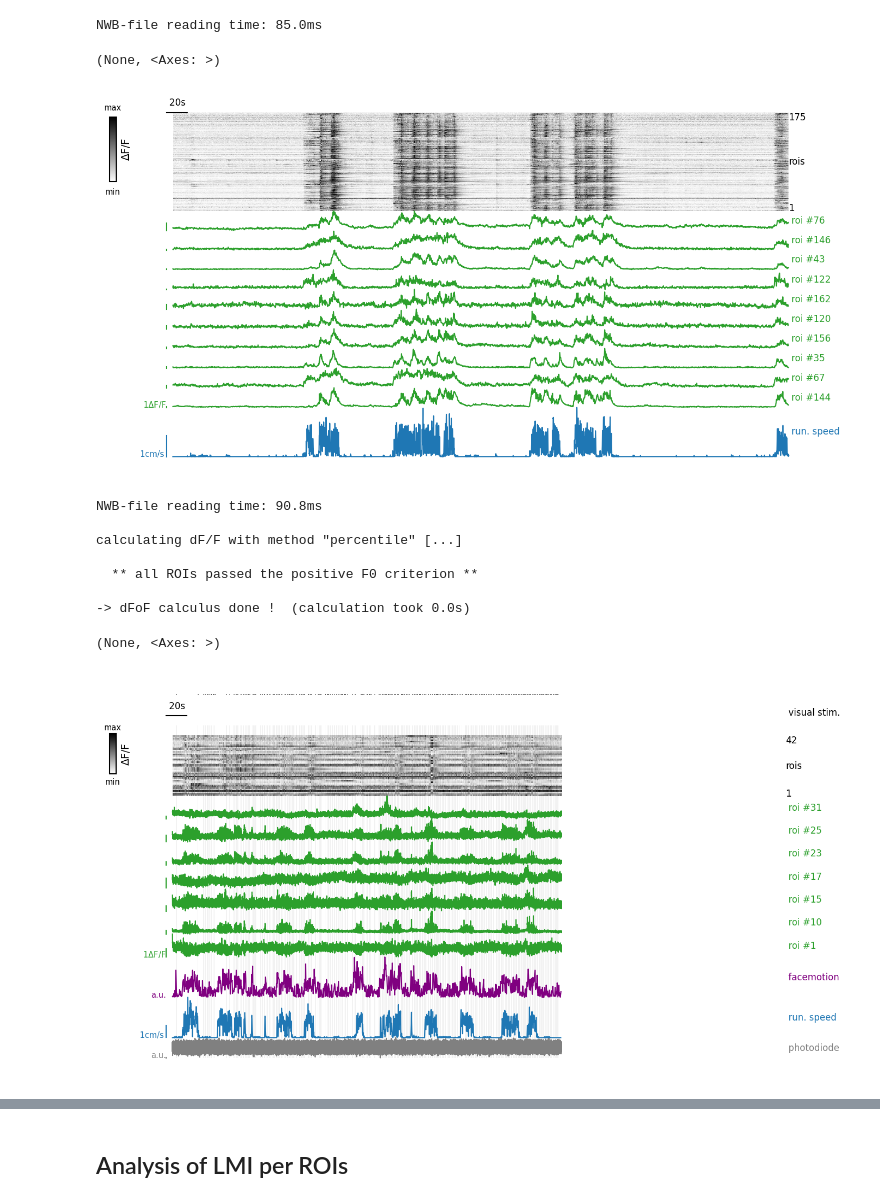
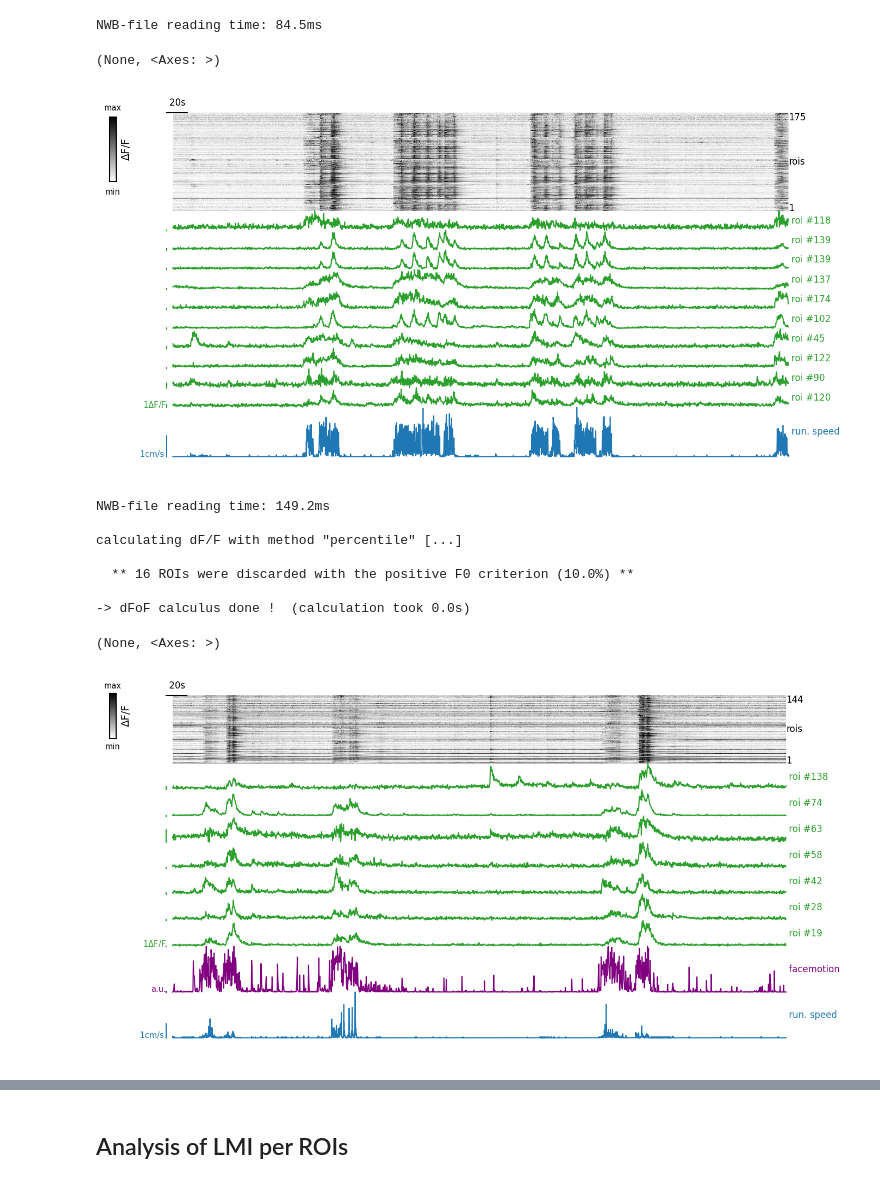
Before and after one commit to yzerlaut/Van-Velze-et-al-2024, a Jupyter notebook: LMI-in-CNO-vs-CTRL.ipynb, the cells around one changed output, grey strips where cells are left out. Drawn from its saved outputs; the diff is of its cells as text; code cells hidden in the pictures.

```diff
--- a/LMI-in-CNO-vs-CTRL.ipynb
+++ b/LMI-in-CNO-vs-CTRL.ipynb
@@ -118,7 +163,7 @@ print(np.mean(LMIs))
 # %%
 data = Data(ctrls[0])
 data.build_dFoF(**dFoF_options, verbose=False)
-
+data.build_running_speed(verbose=False)
 plot_settings = dict(Locomotion={'fig_fraction': 1, 'color': '#1f77b4'},
                      CaImaging={'fig_fraction': 4, 'subquantity': 'dF/F', 'color': '#2ca02c',
                                 'roiIndices':np.random.choice(np.arange(data.nROIs),10)},
@@ -127,32 +172,27 @@ plot_settings = dict(Locomotion={'fig_fraction': 1, 'color': '#1f77b4'},
 
 fig, ax = plt.subplots(1, figsize=(10,6))
 plot(data, [0*60, 10*60], plot_settings, ax=ax)
-
-#run = is_running(data)
-#rest = is_stationary(data, run)
-#ax.fill_between(data.t_dFoF, 0*data.t_dFoF, -1.5*run, lw=0, color='b')
-#ax.fill_between(data.t_dFoF, 0*data.t_dFoF, -1.5*rest, lw=0, color='r')
 # %% [output]
-NWB-file reading time: 85.0ms
+NWB-file reading time: 84.5ms
 (None, <Axes: >)
-[figure, old version]
+[figure, new version]
 # %%
-data = Data(ctrls[3])
+data = Data(tests[0])
 data.build_dFoF(**dFoF_options)
 running_speed = data.build_running_speed(specific_time_sampling=data.t_dFoF)
 settings = find_default_plot_settings(data)
 #settings['CaImaging']['roiIndices'] = [110,155,14,33,42,121,87,200,88,119]#+list(np.random.choice(np.arange(data.vNrois), 2, replace=False))
 settings['CaImaging']['subquantity'] = 'dFoF'
 settings['CaImagingRaster']['fig_fraction'] = 1.5
 settings['CaImagingRaster']['subquantity'] = 'dFoF'
 plot(data, [0, 10*60], settings, ax=plt.subplots(1, figsize=(10,6))[1])
 # %% [output]
-NWB-file reading time: 90.8ms
+NWB-file reading time: 149.2ms
 
 calculating dF/F with method "percentile" [...]
 
-  ** all ROIs passed the positive F0 criterion **
+  ** 16 ROIs were discarded with the positive F0 criterion (10.0%) **
 
 -> dFoF calculus done !  (calculation took 0.0s)
 (None, <Axes: >)
-[figure, old version]
+[figure, new version]
```
Also changed, not shown: parts of 9 cells of this notebook.
